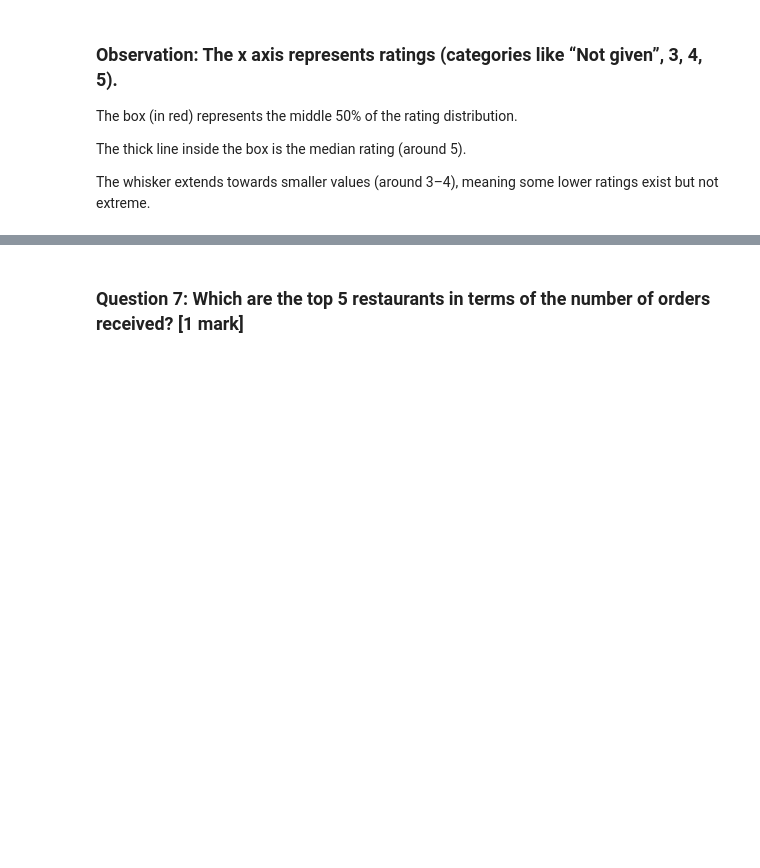
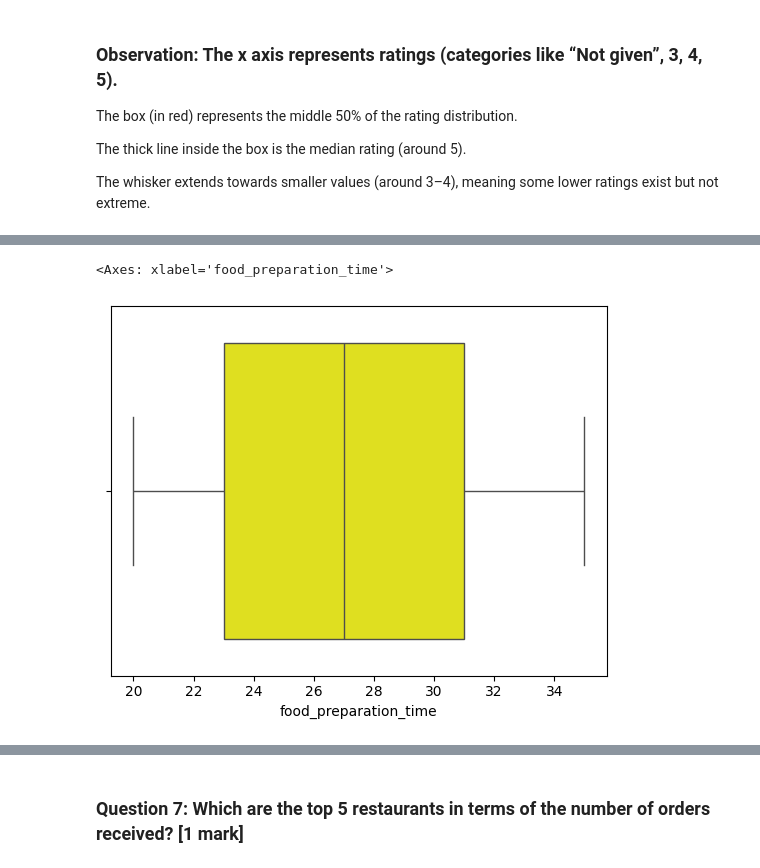
Before and after one commit to SudipKundu2023/Greatlearning, a Jupyter notebook: FoodHubUsecase/PYF_Project_Learner_Notebook_Full_Code.ipynb, the cells around one changed output, grey strips where cells are left out. Saved outputs shown, nothing was run; the diff lists cells and outputs as text; code cells hidden in the pictures; blank space fills up the shorter version.

```diff
--- a/FoodHubUsecase/PYF_Project_Learner_Notebook_Full_Code.ipynb
+++ b/FoodHubUsecase/PYF_Project_Learner_Notebook_Full_Code.ipynb
@@ -224,0 +230,5 @@ The whisker extends towards smaller values (around 3–4), meaning some lower ra
+# %%
+sns.boxplot(data=df,x='food_preparation_time',color='yellow')
+# %% [output]
+<Axes: xlabel='food_preparation_time'>
+[figure, added]
```
Also changed, not shown: parts of 3 cells of this notebook.
